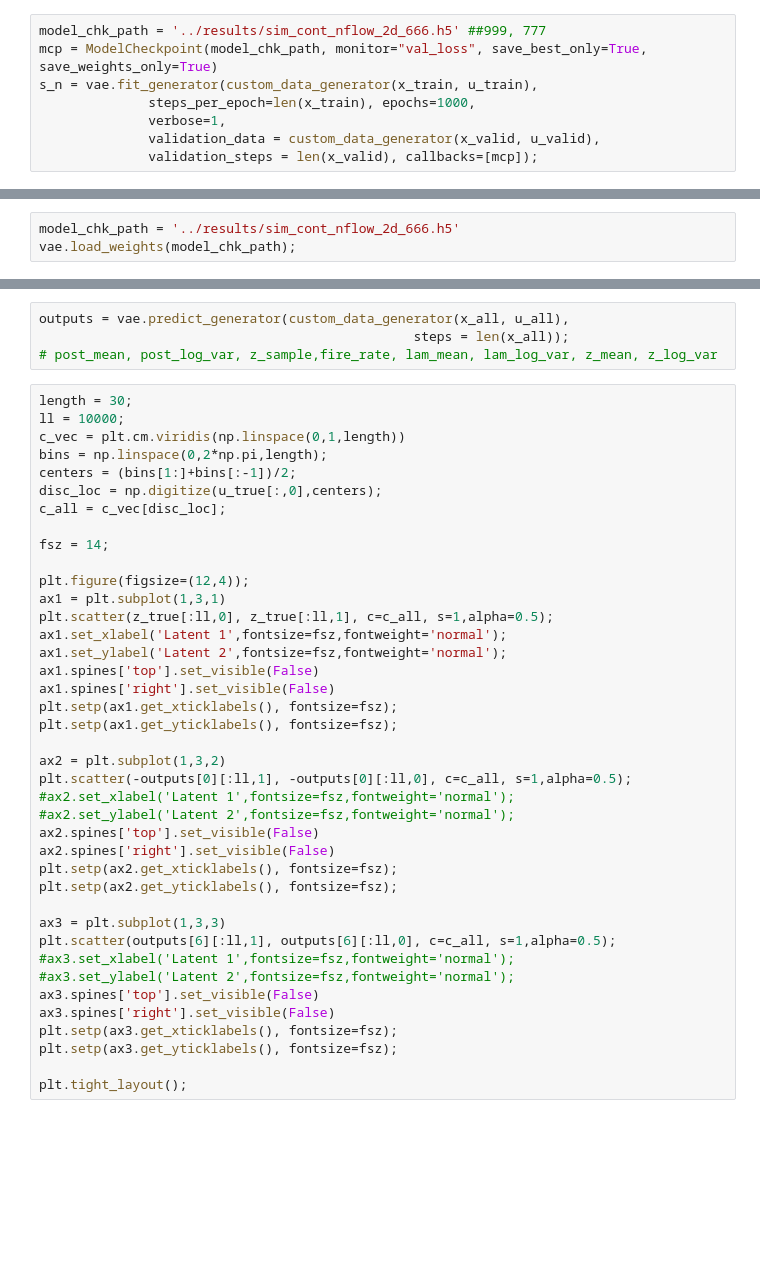
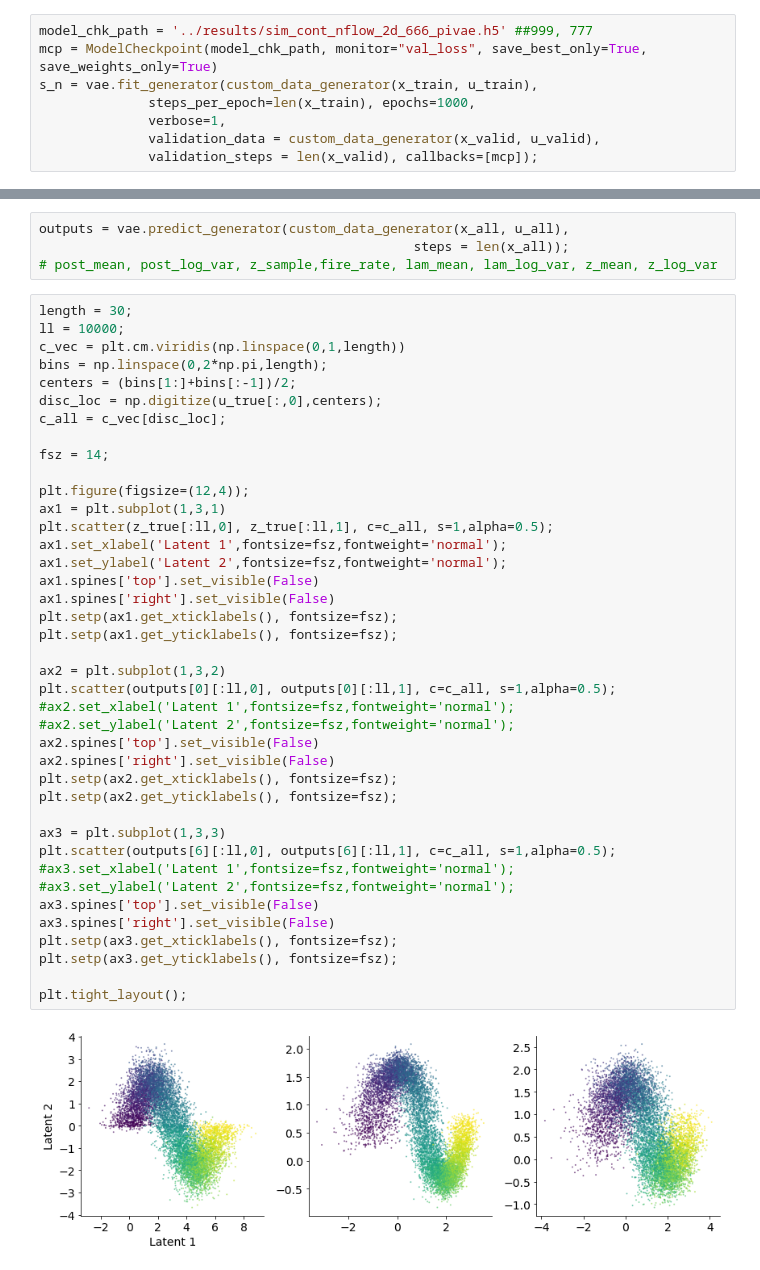
Before and after one commit to zhd96/pi-vae, a Jupyter notebook: examples/pi-vae_simulated_data_continuous_label.ipynb, the cells around one changed output, grey strips where cells are left out. Drawn from its saved outputs; the diff is of its cells as text; blank space fills up the shorter version.

```diff
--- a/examples/pi-vae_simulated_data_continuous_label.ipynb
+++ b/examples/pi-vae_simulated_data_continuous_label.ipynb
@@ -46,5 +66,5 @@ vae = vae_mdl(dim_x=x_all[0].shape[-1],
 # %%
-model_chk_path = '../results/sim_cont_nflow_2d_666.h5' ##999, 777
+model_chk_path = '../results/sim_cont_nflow_2d_666_pivae.h5' ##999, 777
 mcp = ModelCheckpoint(model_chk_path, monitor="val_loss", save_best_only=True, save_weights_only=True)
 s_n = vae.fit_generator(custom_data_generator(x_train, u_train),
               steps_per_epoch=len(x_train), epochs=1000,
@@ -53,6 +73,3 @@ s_n = vae.fit_generator(custom_data_generator(x_train, u_train),
               validation_steps = len(x_valid), callbacks=[mcp]);
 # %%
 plt.plot(s_n.history['val_loss'][:])
-# %%
-model_chk_path = '../results/sim_cont_nflow_2d_666.h5'
-vae.load_weights(model_chk_path);
@@ -71,32 +90,34 @@ c_all = c_vec[disc_loc];
 
 fsz = 14;
 
 plt.figure(figsize=(12,4));
 ax1 = plt.subplot(1,3,1)
 plt.scatter(z_true[:ll,0], z_true[:ll,1], c=c_all, s=1,alpha=0.5);
 ax1.set_xlabel('Latent 1',fontsize=fsz,fontweight='normal');
 ax1.set_ylabel('Latent 2',fontsize=fsz,fontweight='normal');
 ax1.spines['top'].set_visible(False)
 ax1.spines['right'].set_visible(False)
 plt.setp(ax1.get_xticklabels(), fontsize=fsz);
 plt.setp(ax1.get_yticklabels(), fontsize=fsz);
 
 ax2 = plt.subplot(1,3,2)
-plt.scatter(-outputs[0][:ll,1], -outputs[0][:ll,0], c=c_all, s=1,alpha=0.5);
+plt.scatter(outputs[0][:ll,0], outputs[0][:ll,1], c=c_all, s=1,alpha=0.5);
 #ax2.set_xlabel('Latent 1',fontsize=fsz,fontweight='normal');
 #ax2.set_ylabel('Latent 2',fontsize=fsz,fontweight='normal');
 ax2.spines['top'].set_visible(False)
 ax2.spines['right'].set_visible(False)
 plt.setp(ax2.get_xticklabels(), fontsize=fsz);
 plt.setp(ax2.get_yticklabels(), fontsize=fsz);
 
 ax3 = plt.subplot(1,3,3)
-plt.scatter(outputs[6][:ll,1], outputs[6][:ll,0], c=c_all, s=1,alpha=0.5);
+plt.scatter(outputs[6][:ll,0], outputs[6][:ll,1], c=c_all, s=1,alpha=0.5);
 #ax3.set_xlabel('Latent 1',fontsize=fsz,fontweight='normal');
 #ax3.set_ylabel('Latent 2',fontsize=fsz,fontweight='normal');
 ax3.spines['top'].set_visible(False)
 ax3.spines['right'].set_visible(False)
 plt.setp(ax3.get_xticklabels(), fontsize=fsz);
 plt.setp(ax3.get_yticklabels(), fontsize=fsz);
 
 plt.tight_layout();
+# %% [output]
+[figure, added]
```
Also changed, not shown: parts of 5 cells of this notebook, 14 other files.
